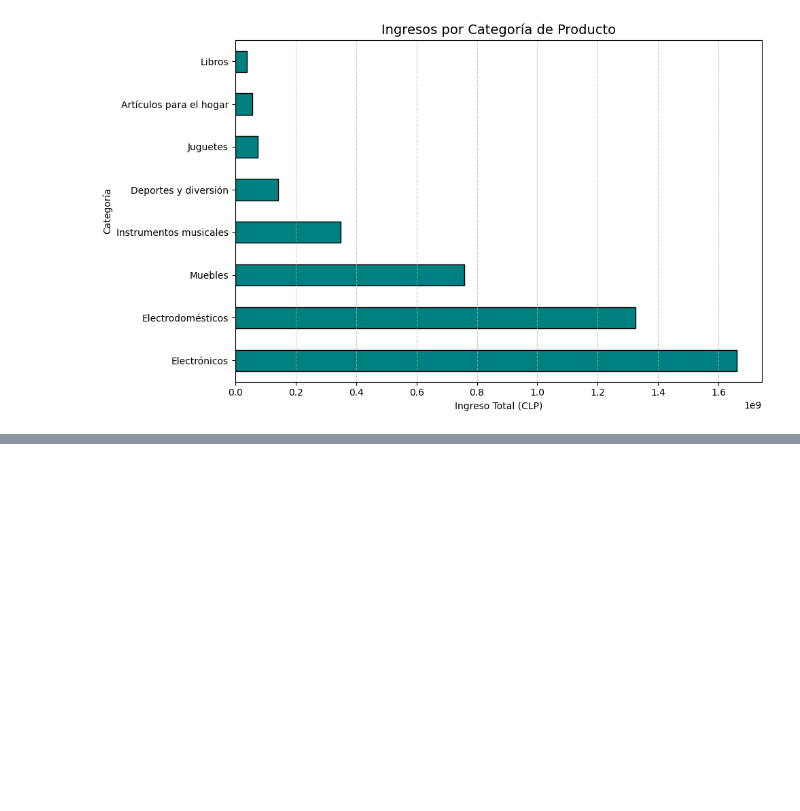
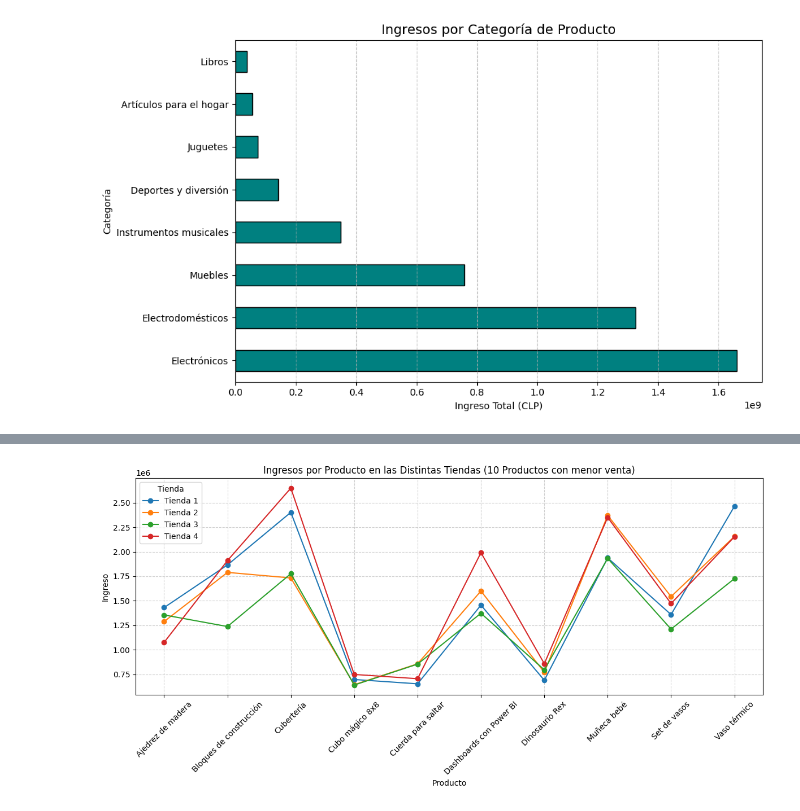
Before and after one commit to Mata-68/desafio_alura_store, a Jupyter notebook: DesafioAluraStoreLatam.ipynb, the cells around one changed output, grey strips where cells are left out. Saved outputs shown, nothing was run; the diff lists cells and outputs as text; code cells hidden in the pictures; blank space fills up the shorter version.

```diff
--- a/DesafioAluraStoreLatam.ipynb
+++ b/DesafioAluraStoreLatam.ipynb
@@ -604,0 +671,29 @@ plt.show()
+# %%
+# Agrupar por Tienda y Producto, y sumar ingresos
+ingresos_prod_tienda = df_total.groupby(['Producto', 'Tienda'])['Ingreso'].sum().reset_index()
+
+# Obtener los 10 productos con mayor ingreso total (en todas las tiendas)
+top10_productos = df_total.groupby('Producto')['Ingreso'].sum().sort_values(ascending=True).head(10).index
+
+# Filtrar los datos sólo para esos productos
+df_top10 = ingresos_prod_tienda[ingresos_prod_tienda['Producto'].isin(top10_productos)]
+
+# Crear una tabla pivot para graficar
+pivot = df_top10.pivot(index='Producto', columns='Tienda', values='Ingreso').fillna(0)
+# %%
+# Para generar gráfico de los 10 productos con menor venta
+plt.figure(figsize=(12, 6))
+
+for tienda in pivot.columns:
+    plt.plot(pivot.index, pivot[tienda], marker='o', label=tienda)
+
+plt.title('Ingresos por Producto en las Distintas Tiendas (10 Productos con menor venta)')
+plt.xlabel('Producto')
+plt.ylabel('Ingreso')
+plt.xticks(rotation=45)
+plt.grid(True, linestyle='--', alpha=0.6)
+plt.legend(title='Tienda')
+plt.tight_layout()
+plt.show()
+# %% [output]
+[figure, added]
```
Also changed, not shown: parts of 9 cells of this notebook.
